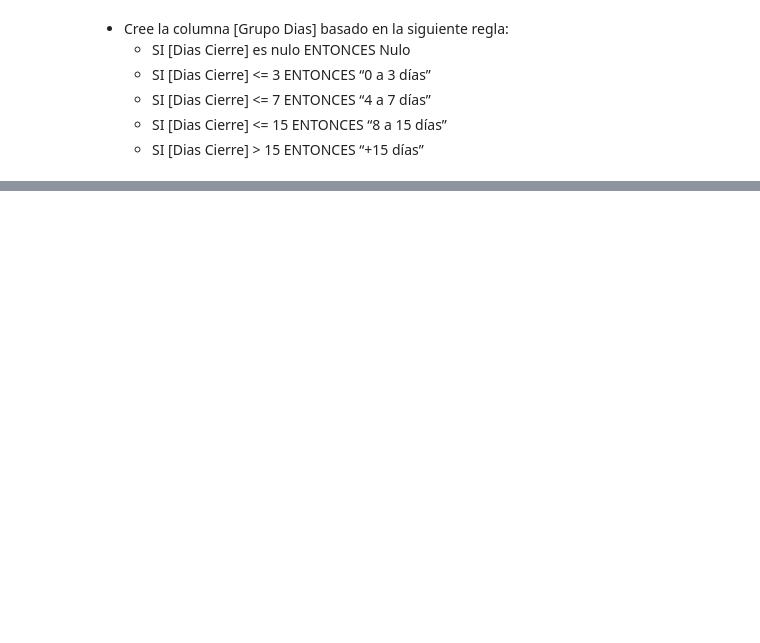
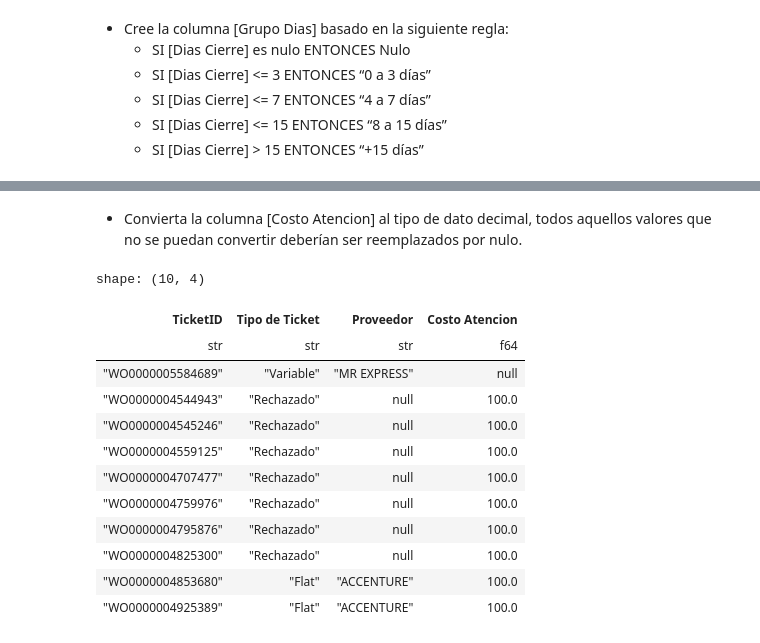
Before and after one commit to jaquino/Gestion-Atenciones, a Jupyter notebook: proceso_ETL.ipynb, the cells around one changed output, grey strips where cells are left out. Saved outputs shown, nothing was run; the diff lists cells and outputs as text; code cells hidden in the pictures; blank space fills up the shorter version.

```diff
--- a/proceso_ETL.ipynb
+++ b/proceso_ETL.ipynb
@@ -247,0 +332,28 @@ shape: (5, 11)
+# %% [markdown]
+- Convierta la columna [Costo Atencion] al tipo de dato decimal, todos aquellos valores que no se puedan convertir deberían ser reemplazados por nulo.
+# %%
+def texto_a_decimal(texto: str) -> float|None:
+    try:
+        return float(texto)
+    except:
+        return None
+
+Atenciones = Atenciones.with_columns(
+    pl.col('Costo Atencion').map_elements(texto_a_decimal, return_dtype=float).alias('Costo Atencion')
+)
+
+Atenciones.head(10)
+# %% [output]
+shape: (10, 4)
+| TicketID | Tipo de Ticket | Proveedor | Costo Atencion |
+| str | str | str | f64 |
+| "WO0000005584689" | "Variable" | "MR EXPRESS" | null |
+| "WO0000004544943" | "Rechazado" | null | 100.0 |
+| "WO0000004545246" | "Rechazado" | null | 100.0 |
+| "WO0000004559125" | "Rechazado" | null | 100.0 |
+| "WO0000004707477" | "Rechazado" | null | 100.0 |
+| "WO0000004759976" | "Rechazado" | null | 100.0 |
+| "WO0000004795876" | "Rechazado" | null | 100.0 |
+| "WO0000004825300" | "Rechazado" | null | 100.0 |
+| "WO0000004853680" | "Flat" | "ACCENTURE" | 100.0 |
+| "WO0000004925389" | "Flat" | "ACCENTURE" | 100.0 |
```
Also changed, not shown: parts of 5 cells of this notebook, 1 other file.
